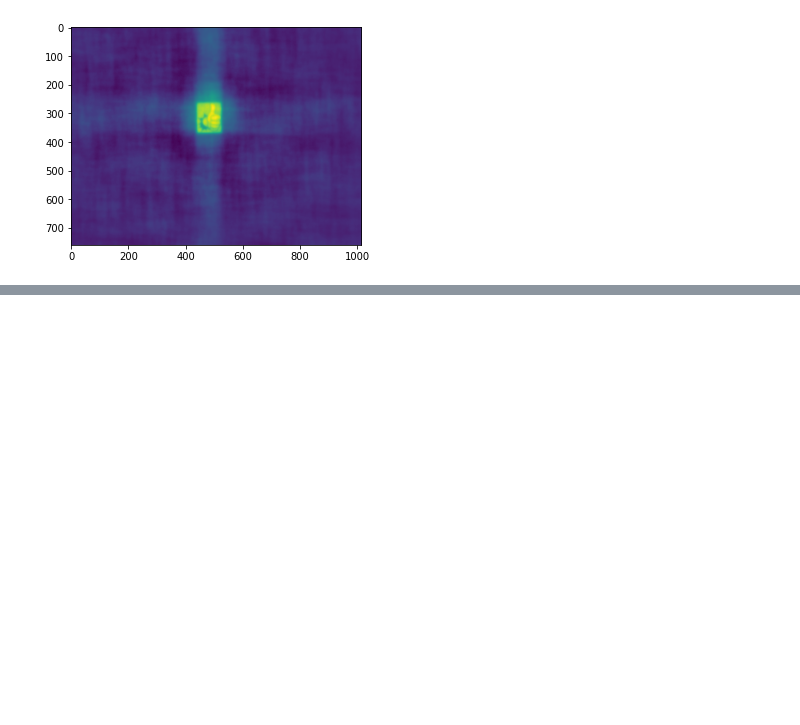
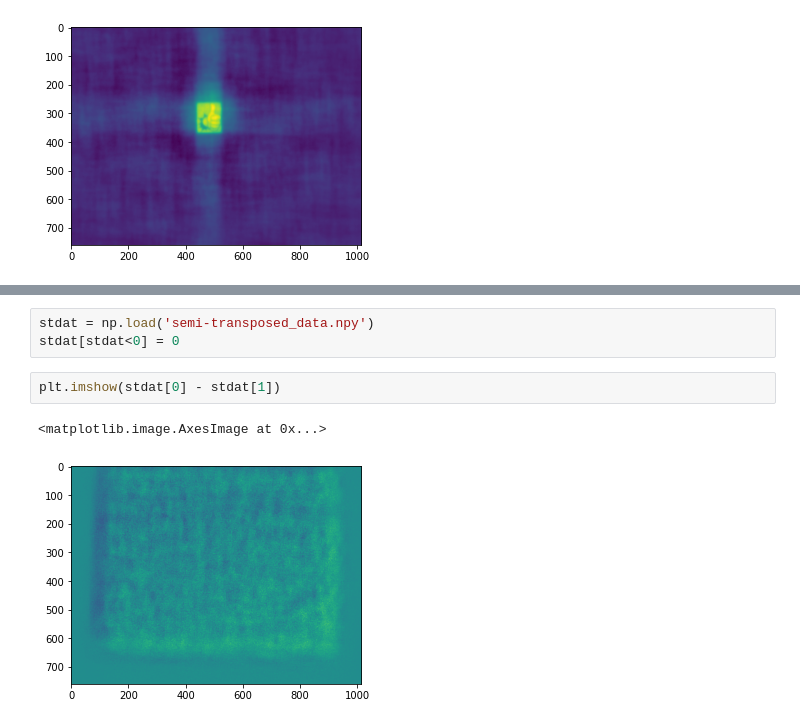
Before and after one commit to ikhemakhem/DiffuserCam, a Jupyter notebook: diffcam/test.ipynb, the cells around one changed output, grey strips where cells are left out. Drawn from its saved outputs; the diff is of its cells as text; blank space fills up the shorter version.

```diff
--- a/diffcam/test.ipynb
+++ b/diffcam/test.ipynb
@@ -76,0 +67,8 @@ plt.imshow(estimate[:,:,2])
+# %%
+stdat = np.load('semi-transposed_data.npy')
+stdat[stdat<0] = 0
+# %%
+plt.imshow(stdat[0] - stdat[1])
+# %% [output]
+<matplotlib.image.AxesImage at 0x...>
+[figure, added]
```
Also changed, not shown: parts of 11 cells of this notebook, 4 other files.
